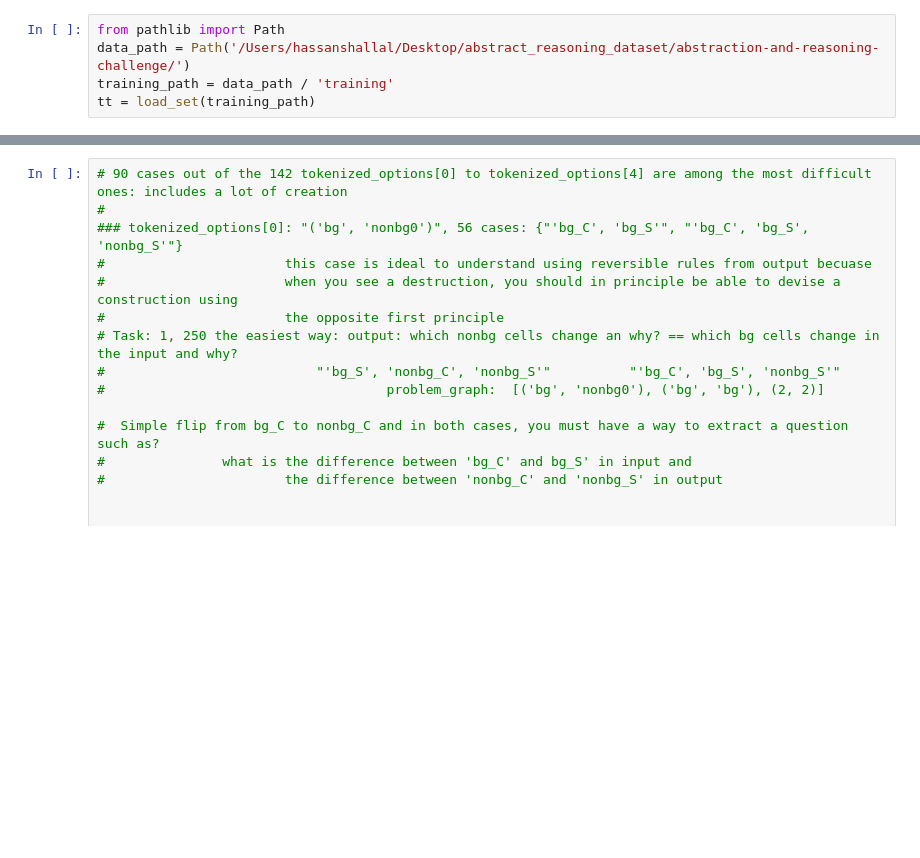
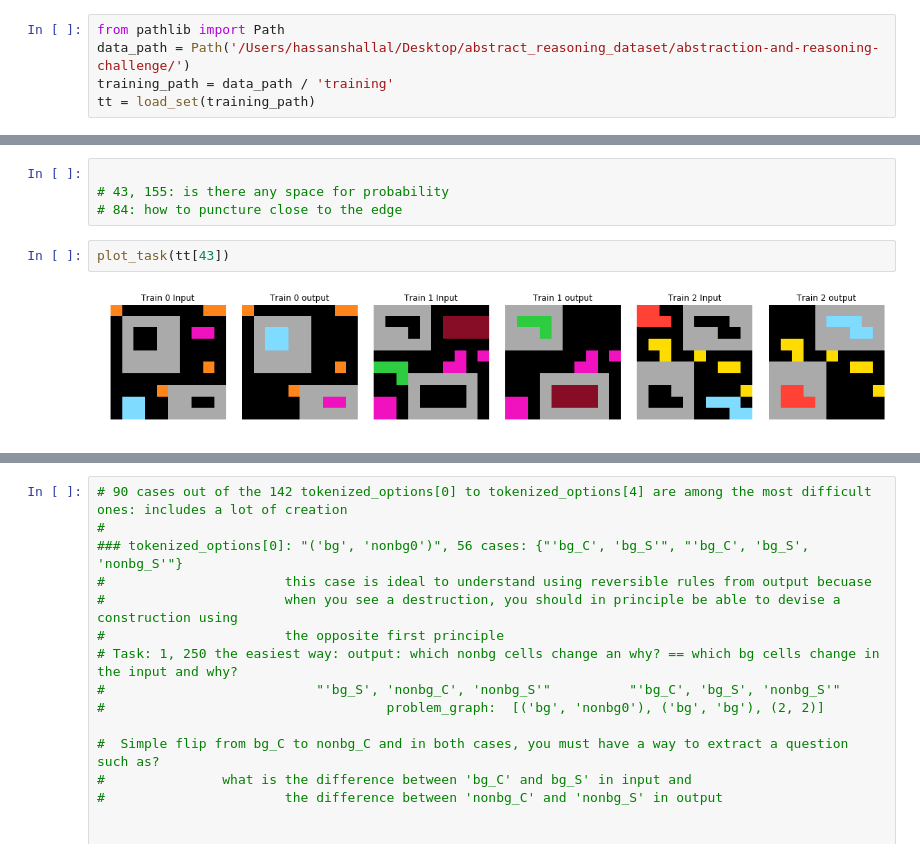
Before and after one commit to hassanshallal/ARCsolver, a Jupyter notebook: ARCSolverV02.ipynb, the cells around one changed output, grey strips where cells are left out. Cells and saved outputs as stored; diff of their text form; blank space fills up the shorter version.

```diff
--- a/ARCSolverV02.ipynb
+++ b/ARCSolverV02.ipynb
@@ -14,0 +90,8 @@ tt = load_set(training_path)
+# %%
+
+# 43, 155: is there any space for probability
+# 84: how to puncture close to the edge
+# %%
+plot_task(tt[43])
+# %% [output]
+[figure, added]
```
Also changed, not shown: parts of 26 cells of this notebook, 6 other files.
